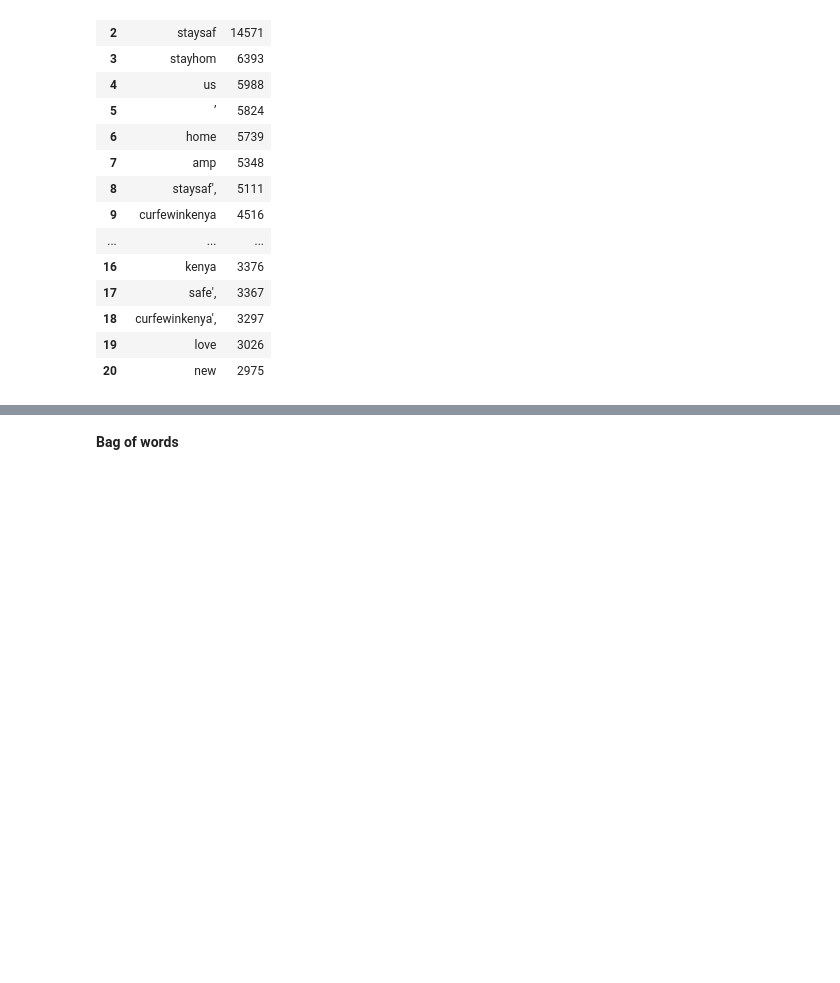
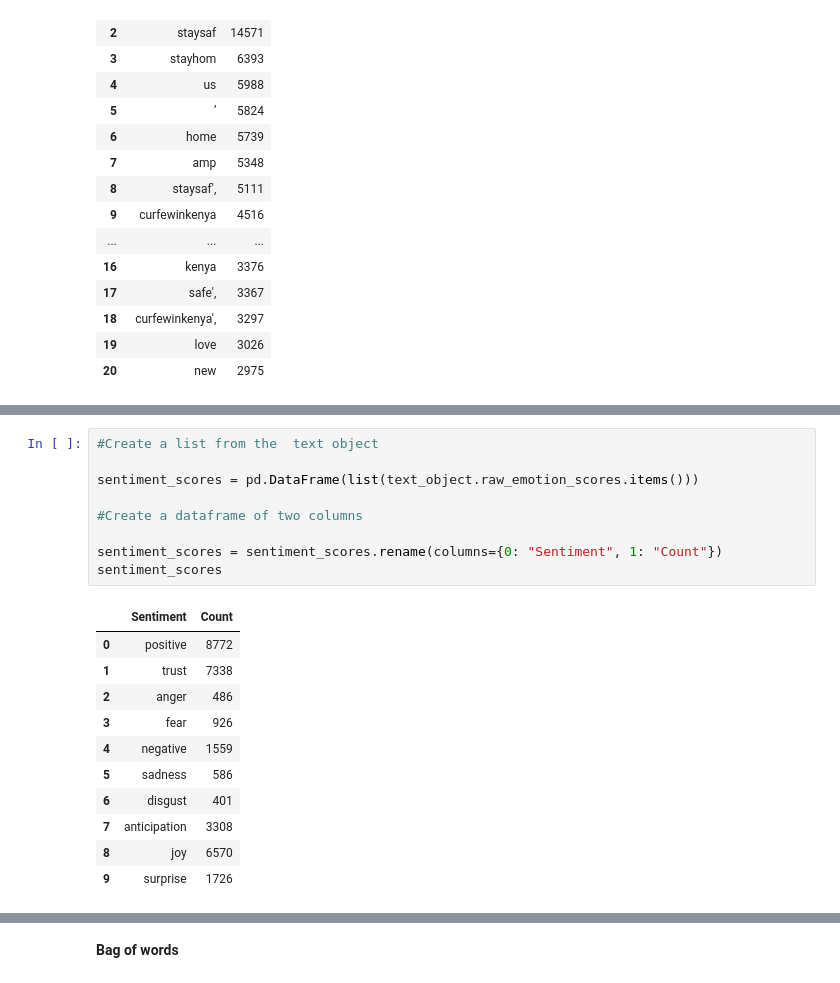
Before and after one commit to Grivine-19/Coronavirus-Sentiment-Analysis-Kenya, a Jupyter notebook: nairobi_county.ipynb, the cells around one changed output, grey strips where cells are left out. Saved outputs shown, nothing was run; the diff lists cells and outputs as text; blank space fills up the shorter version.

```diff
--- a/nairobi_county.ipynb
+++ b/nairobi_county.ipynb
@@ -578,0 +626,21 @@ temp.style.background_gradient(cmap = 'Blues')
+# %%
+#Create a list from the  text object
+
+sentiment_scores = pd.DataFrame(list(text_object.raw_emotion_scores.items()))
+
+#Create a dataframe of two columns
+
+sentiment_scores = sentiment_scores.rename(columns={0: "Sentiment", 1: "Count"})
+sentiment_scores
+# %% [output]
+|  | Sentiment | Count |
+| 0 | positive | 8772 |
+| 1 | trust | 7338 |
+| 2 | anger | 486 |
+| 3 | fear | 926 |
+| 4 | negative | 1559 |
+| 5 | sadness | 586 |
+| 6 | disgust | 401 |
+| 7 | anticipation | 3308 |
+| 8 | joy | 6570 |
+| 9 | surprise | 1726 |
```
Also changed, not shown: parts of 13 cells of this notebook.
